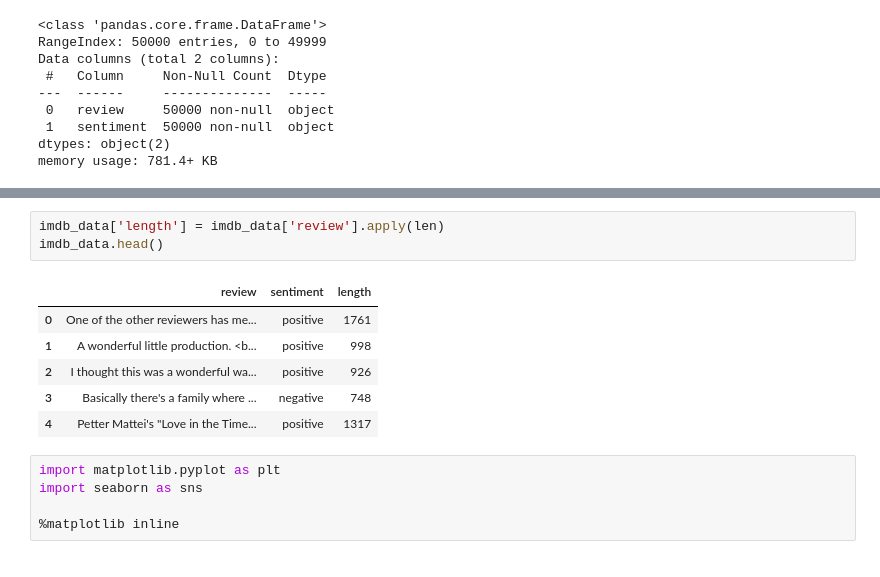
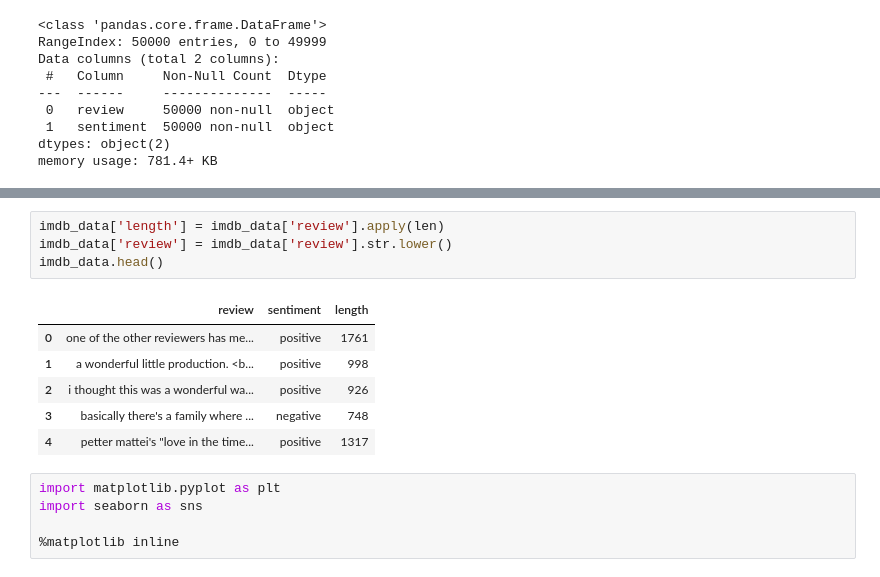
Before and after one commit to kushagrjolly15/Sentiment_Analysis, a Jupyter notebook: Sentiment_Analysis.ipynb, the cells around one changed output, grey strips where cells are left out. Saved outputs shown, nothing was run; the diff lists cells and outputs as text.

```diff
--- a/Sentiment_Analysis.ipynb
+++ b/Sentiment_Analysis.ipynb
@@ -43,14 +43,15 @@ imdb_data.groupby('sentiment').describe()
 | positive | 25000 | 24884 | Loved today's show!!! It was a va... | 5 |
 # %%
 imdb_data['length'] = imdb_data['review'].apply(len)
+imdb_data['review'] = imdb_data['review'].str.lower()
 imdb_data.head()
 # %% [output]
 |  | review | sentiment | length |
-| 0 | One of the other reviewers has me... | positive | 1761 |
-| 1 | A wonderful little production. <b... | positive | 998 |
-| 2 | I thought this was a wonderful wa... | positive | 926 |
-| 3 | Basically there's a family where ... | negative | 748 |
-| 4 | Petter Mattei's "Love in the Time... | positive | 1317 |
+| 0 | one of the other reviewers has me... | positive | 1761 |
+| 1 | a wonderful little production. <b... | positive | 998 |
+| 2 | i thought this was a wonderful wa... | positive | 926 |
+| 3 | basically there's a family where ... | negative | 748 |
+| 4 | petter mattei's "love in the time... | positive | 1317 |
 # %%
 import matplotlib.pyplot as plt
 import seaborn as sns
```
Also changed, not shown: parts of 9 cells of this notebook, 1 other file.
